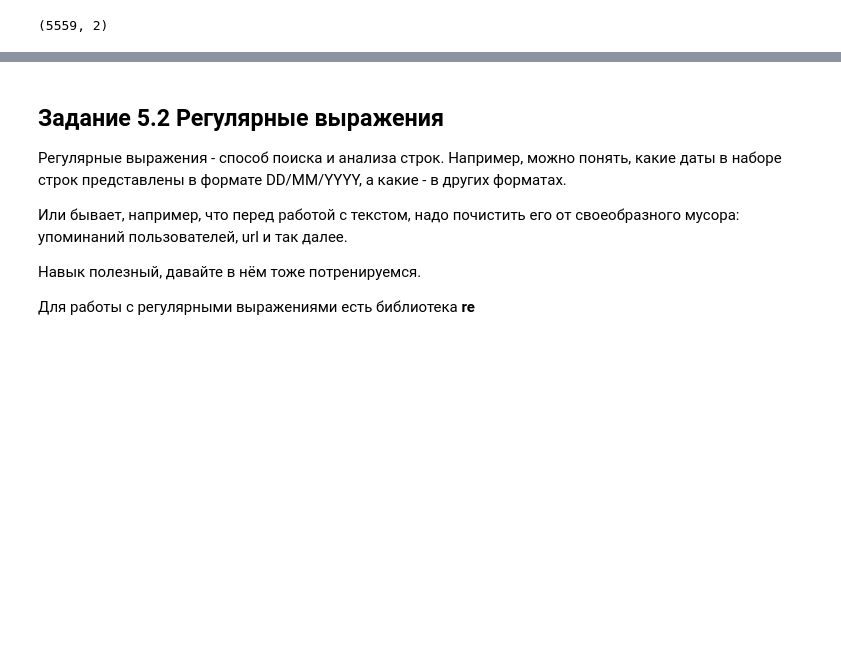
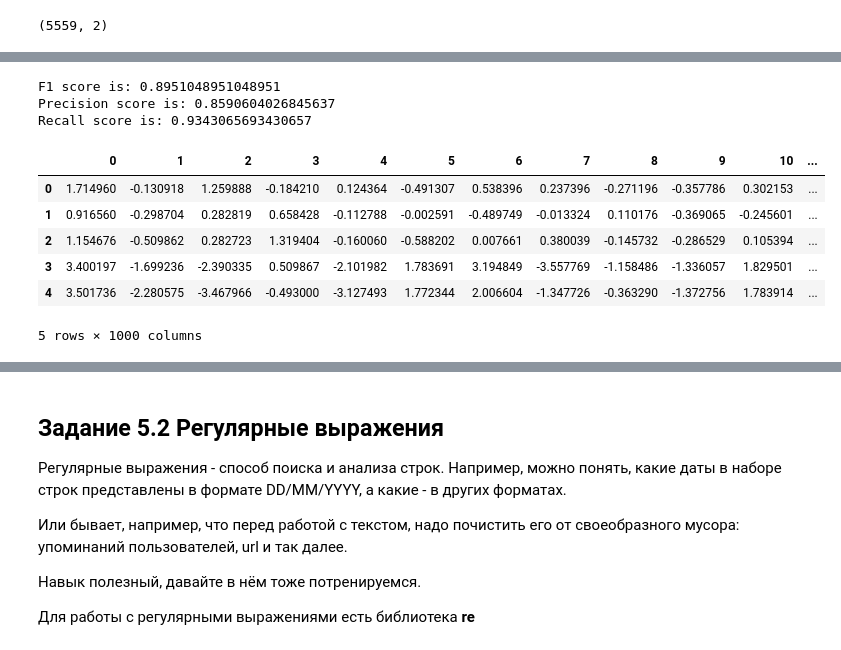
Before and after one commit to VanjaRo/ML-ITMO-Course, a Jupyter notebook: lab5.ipynb, the cells around one changed output, grey strips where cells are left out. Saved outputs shown, nothing was run; the diff lists cells and outputs as text; code cells hidden in the pictures; blank space fills up the shorter version.

```diff
--- a/lab5.ipynb
+++ b/lab5.ipynb
@@ -117,0 +232,27 @@ search.best_params_
+# %%
+prediction = best_model.predict(X_test)
+print(f'F1 score is: {f1_score(prediction, y_test)}')
+print(f'Precision score is: {precision_score(prediction, y_test)}')
+print(f'Recall score is: {recall_score(prediction, y_test)}')
+# %% [output]
+F1 score is: 0.8951048951048951
+Precision score is: 0.8590604026845637
+Recall score is: 0.9343065693430657
+# %%
+# Count(analyzer='char_wb')
+ngram_char_model = CountVectorizer(analyzer='char_wb', ngram_range=(3, 5))
+sms_spam_char = sms_spam_lem.copy()
+char_text = ngram_char_model.fit_transform(sms_spam_tfidf['text'])
+
+svd = TruncatedSVD(n_components=1000, n_iter=8)
+char_svd = svd.fit_transform(char_text)
+char_svd = pd.DataFrame(char_svd)
+char_svd.head()
+# %% [output]
+|  | 0 | 1 | 2 | 3 | 4 | 5 | 6 | 7 | 8 | 9 | 10 | ... |
+| 0 | 1.714960 | -0.130918 | 1.259888 | -0.184210 | 0.124364 | -0.491307 | 0.538396 | 0.237396 | -0.271196 | -0.357786 | 0.302153 | ... |
+| 1 | 0.916560 | -0.298704 | 0.282819 | 0.658428 | -0.112788 | -0.002591 | -0.489749 | -0.013324 | 0.110176 | -0.369065 | -0.245601 | ... |
+| 2 | 1.154676 | -0.509862 | 0.282723 | 1.319404 | -0.160060 | -0.588202 | 0.007661 | 0.380039 | -0.145732 | -0.286529 | 0.105394 | ... |
+| 3 | 3.400197 | -1.699236 | -2.390335 | 0.509867 | -2.101982 | 1.783691 | 3.194849 | -3.557769 | -1.158486 | -1.336057 | 1.829501 | ... |
+| 4 | 3.501736 | -2.280575 | -3.467966 | -0.493000 | -3.127493 | 1.772344 | 2.006604 | -1.347726 | -0.363290 | -1.372756 | 1.783914 | ... |
+5 rows × 1000 columns
```
Also changed, not shown: parts of 22 cells of this notebook.
